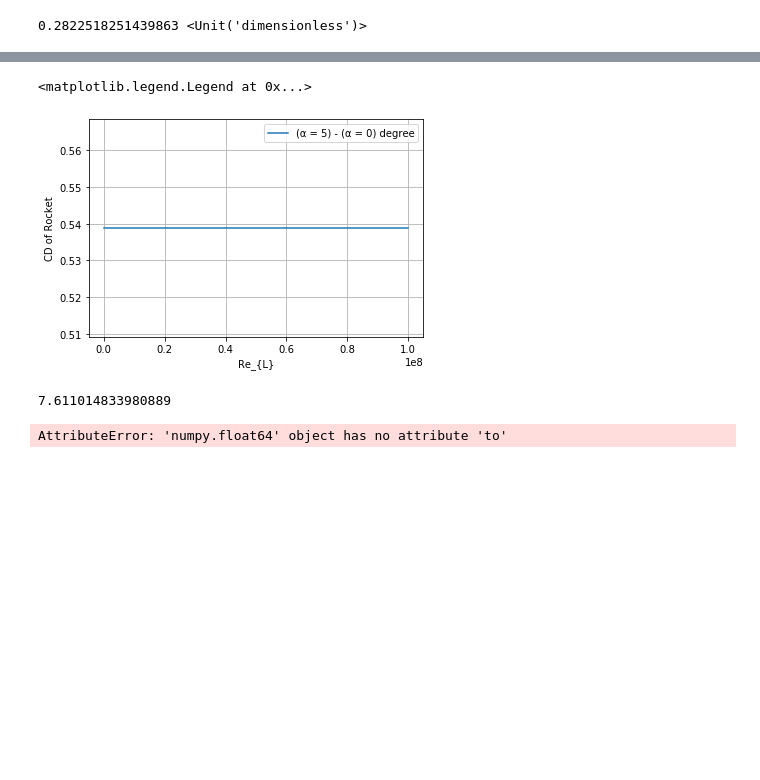
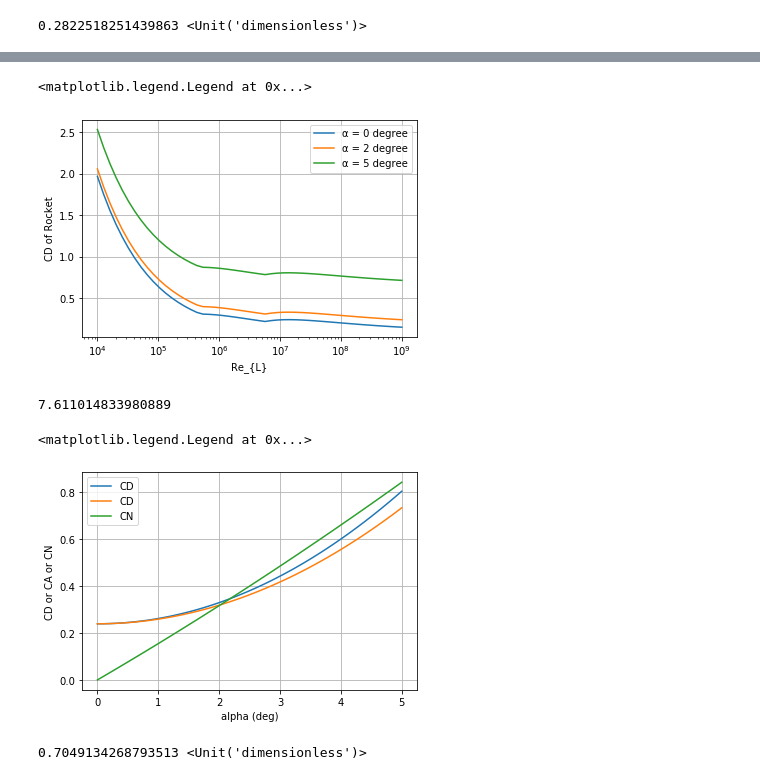
Before and after one commit to dev10110/rocketPy_development, a Jupyter notebook: rocketPy/rocket_generate.ipynb, the cells around one changed output, grey strips where cells are left out. Drawn from its saved outputs; the diff is of its cells as text; code cells hidden in the pictures; blank space fills up the shorter version.

```diff
--- a/rocketPy/rocket_generate.ipynb
+++ b/rocketPy/rocket_generate.ipynb
@@ -779,21 +878,33 @@ plt.legend()
 # %%
-plt.plot(re_vals, [r.CD(alpha=5*ureg.degree, Re=re, Mach=0.0) - r.CD(alpha=0*ureg.degree, Re=re, Mach=0.0) for re in re_vals], label='(α = 5) - (α = 0) degree')
+plt.semilogx(re_vals, [r.CD(alpha=0*ureg.degree, Re=re, Mach=0.3) for re in re_vals], label='α = 0 degree')
+plt.semilogx(re_vals, [r.CD(alpha=2*ureg.degree, Re=re, Mach=0.3) for re in re_vals], label='α = 2 degree')
+plt.semilogx(re_vals, [r.CD(alpha=5*ureg.degree, Re=re, Mach=0.3) for re in re_vals], label='α = 5 degree')
 plt.grid()
 plt.xlabel("Re_{L}")
 plt.ylabel("CD of Rocket")
 plt.legend()
 # %% [output]
 <matplotlib.legend.Legend at 0x...>
-[figure, old version]
+[figure, new version]
 # %%
 np.log10((1.225*300*2)/1.8e-5)
 # %% [output]
 7.611014833980889
 # %%
-alpha_vals = np.linspace(0,5)
-plt.plot(alpha_vals, [r.CD(alpha, Re=1e7) for alpha in alpha_vals])
+alpha_vals = np.linspace(0,5)*ureg.degree
+plt.plot(alpha_vals, [r.CD(alpha, Re=1e7) for alpha in alpha_vals],label='CD')
+plt.plot(alpha_vals, [r.CA(alpha, Re=1e7) for alpha in alpha_vals],label='CD')
+plt.plot(alpha_vals, [r.CN(alpha, Re=1e7) for alpha in alpha_vals],label='CN')
 plt.xlabel('alpha (deg)')
-plt.ylabel('CD')
+plt.ylabel('CD or CA or CN')
 plt.grid()
+
+
+plt.legend()
 # %% [output]
-AttributeError: 'numpy.float64' object has no attribute 'to'
+<matplotlib.legend.Legend at 0x...>
+[figure, added]
+# %%
+r.CD(alpha=0*ureg.degree, Re=10e4, Mach=0.5)
+# %% [output]
+0.7049134268793513 <Unit('dimensionless')>
```
Also changed, not shown: parts of 22 cells of this notebook, 1 other file.
